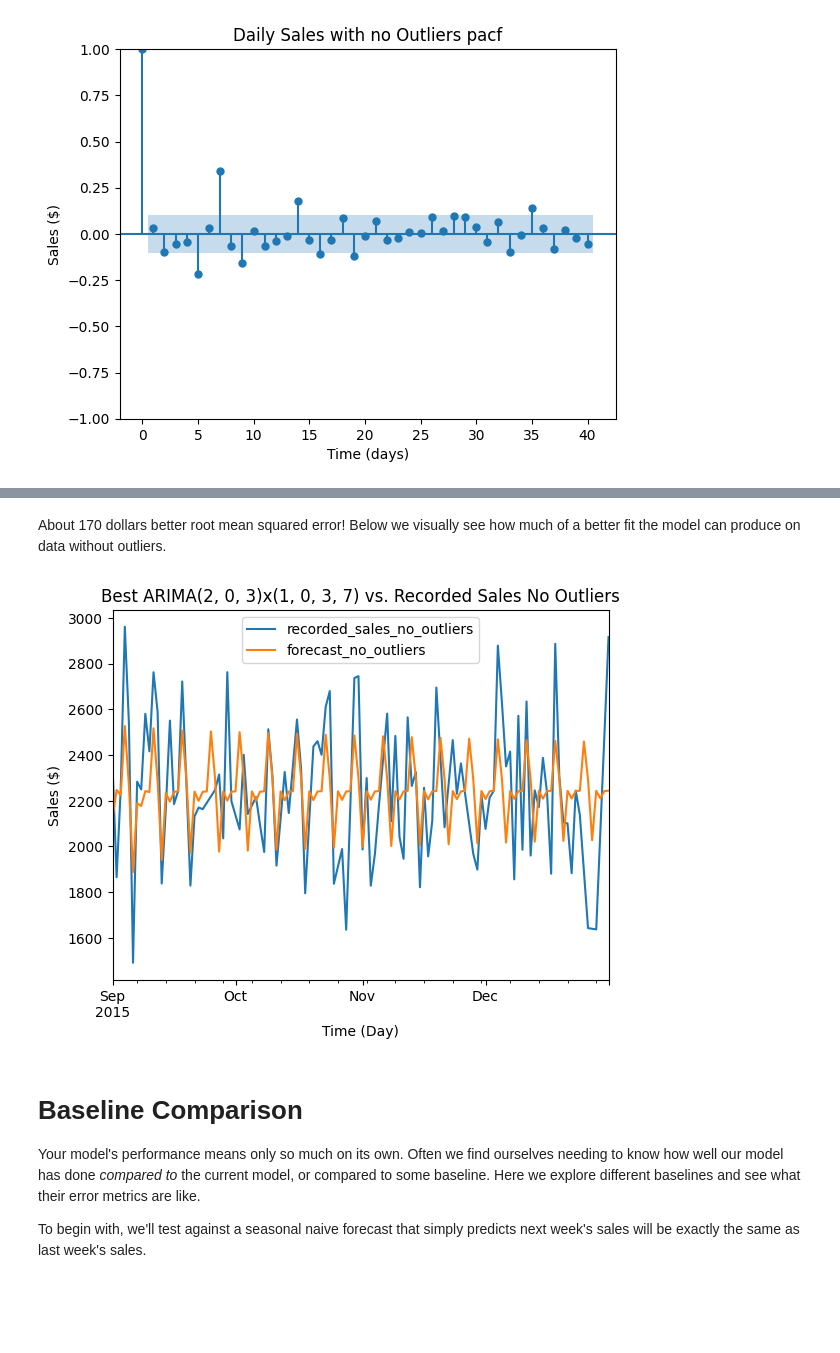
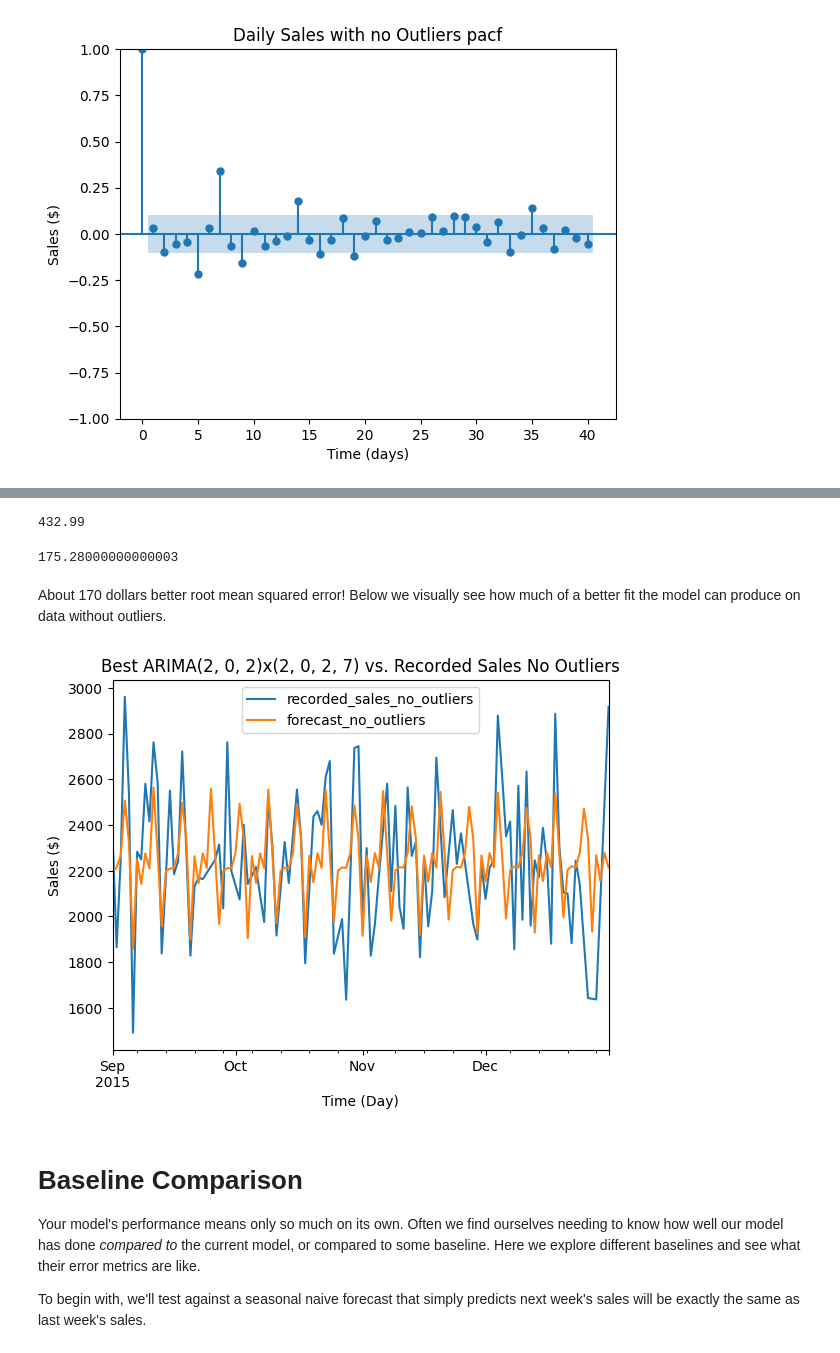
Before and after one commit to Caveexplorer/Kitchen-Sales-Forecasting, a Jupyter notebook: kitchen_sales_forecasting_modeling.ipynb, the cells around one changed output, grey strips where cells are left out. Drawn from its saved outputs; the diff is of its cells as text; code cells hidden in the pictures; blank space fills up the shorter version.

```diff
--- a/kitchen_sales_forecasting_modeling.ipynb
+++ b/kitchen_sales_forecasting_modeling.ipynb
@@ -543,16 +546,28 @@ rmse_tuned - rmse_no_outliers
+# %%
+gridsearch_df['rmse'].sort_values()[0]
+# %% [output]
+432.99
+# %%
+gridsearch_df['rmse'].sort_values()[0] - gridsearch_df_no_outliers['rmse'].sort_values()[0]
+# %% [output]
+175.28000000000003
 # %% [markdown]
 About 170 dollars better root mean squared error! Below we visually see how much of a better fit the model can produce on data without outliers.
+# %%
+best_model_no_outliers = ARIMA(endog = train_no_outliers, order=(2, 0, 2), seasonal_order=(2, 0, 2, 7), freq='D')
+best_results_no_outliers = best_model_no_outliers.fit()
+best_predictions_no_outliers = best_results_no_outliers.predict(start = test_no_outliers.index[0], end = test_no_outliers.index[-1])
 # %%
 # Visually inspect the ARIMA model's predictions against the holdout set
-forecast = pd.concat([test_no_outliers, y_pred2], axis = 1) # Assemble test set and forecast into one dataframe
+forecast = pd.concat([test_no_outliers, best_predictions_no_outliers], axis = 1) # Assemble test set and forecast into one dataframe
 forecast.rename(columns = {'total_price': 'recorded_sales_no_outliers', 'predicted_mean': 'forecast_no_outliers'}, inplace = True) # rename columns to be more intuitive
 forecast.plot()
-plt.title(f'Best ARIMA{grid2.best_params_["order"]}x{grid2.best_params_["seasonal_order"]} vs. Recorded Sales No Outliers')
+plt.title(f'Best ARIMA{best_model_no_outliers.order}x{best_model_no_outliers.seasonal_order} vs. Recorded Sales No Outliers')
 plt.xlabel('Time (Day)')
 plt.ylabel('Sales ($)')
 plt.show()
 # %% [output]
-[figure, old version]
+[figure, new version]
 # %% [markdown]
 # Baseline Comparison
 Your model's performance means only so much on its own. Often we find ourselves needing to know how well our model has done *compared to* the current model, or compared to some baseline. Here we explore different baselines and see what their error metrics are like.
```
Also changed, not shown: parts of 30 cells of this notebook, 1 other file.
